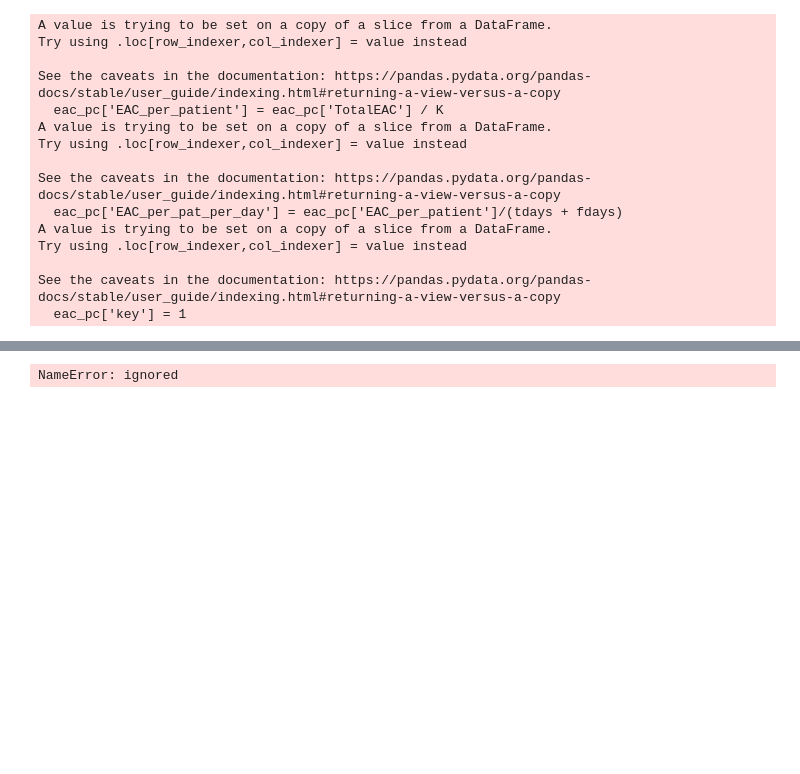
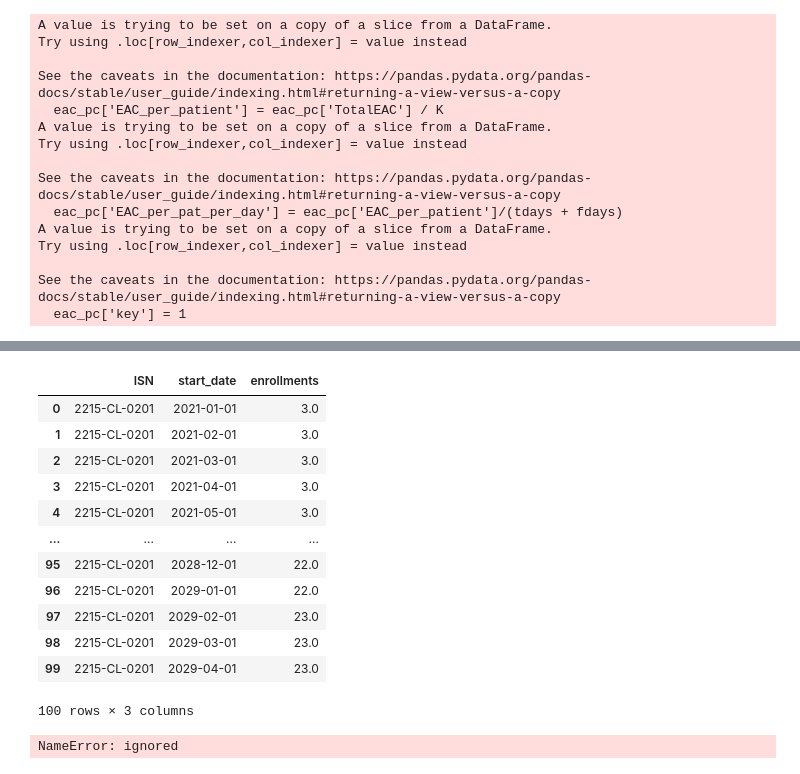
Before and after one commit to achett/clinical_trial_simulation, a Jupyter notebook: Trial_Cost_Sim_v1.ipynb, the cells around one changed output, grey strips where cells are left out. Cells and saved outputs as stored; diff of their text form; code cells hidden in the pictures; blank space fills up the shorter version.

Commit message:
Includes breakout of enrollment model to test rates

```diff
--- a/Trial_Cost_Sim_v1.ipynb
+++ b/Trial_Cost_Sim_v1.ipynb
@@ -311,7 +311,7 @@ def extend_time_points(latest_date, periods, start_date):
     Extend the time points by a given number of periods.
     """
     new_dates = pd.date_range(start=latest_date, periods=periods, freq='M')
-    new_dates = [date + timedelta(days=1) for date in new_dates]
+    new_dates = [date + datetime.timedelta(days=1) for date in new_dates]
     new_dates = pd.DatetimeIndex(new_dates)
     new_time_points = np.array(new_dates, dtype='datetime64[M]')
     new_time_points_numeric = (new_time_points - start_date).astype(int)
@@ -537,10 +537,10 @@ def calculate_subject_costs(trial_info, subjects, trial_name, sim, trial_duratio
 # RUN MONTE CARLO SIMULATION
 ##############
 sims=1
-events = pd.DataFrame({
+site_events = pd.DataFrame({
     'trial_name': ['2215-CL-0201', '2215-CL-0201'],
-    'event_date': [datetime.datetime(2016, 5, 1), datetime.datetime(2024, 4, 1)],
-    'change': [154, -1]
+    'event_date': [datetime.datetime(2016, 5, 1), datetime.datetime(2023, 4, 1)],
+    'change': [154, -10]
 })
 
 
@@ -570,7 +570,7 @@ def run_monte_carlo_trial(n, trial_name):
 
     # Site Simulation
     start_date, end_date, total_eac, cost_account, planned_sites = site_inputs(eac_spread, trial_info, trials2sim[0])
-    site_costs = calculate_site_costs(i, trials2sim[0], cost_account, start_date, end_date, total_eac, planned_sites, events)
+    site_costs = calculate_site_costs(i, trials2sim[0], cost_account, start_date, end_date, total_eac, planned_sites, site_events)
     site_results = pd.concat([site_results, site_costs])
 
   # Process duration results
@@ -618,3 +710,19 @@ Sum of maximum values by cost account: 89065632.57717378
+# %%
+enr_results
+# %% [output]
+|  | ISN | start_date | enrollments |
+| 0 | 2215-CL-0201 | 2021-01-01 | 3.0 |
+| 1 | 2215-CL-0201 | 2021-02-01 | 3.0 |
+| 2 | 2215-CL-0201 | 2021-03-01 | 3.0 |
+| 3 | 2215-CL-0201 | 2021-04-01 | 3.0 |
+| 4 | 2215-CL-0201 | 2021-05-01 | 3.0 |
+| ... | ... | ... | ... |
+| 95 | 2215-CL-0201 | 2028-12-01 | 22.0 |
+| 96 | 2215-CL-0201 | 2029-01-01 | 22.0 |
+| 97 | 2215-CL-0201 | 2029-02-01 | 23.0 |
+| 98 | 2215-CL-0201 | 2029-03-01 | 23.0 |
+| 99 | 2215-CL-0201 | 2029-04-01 | 23.0 |
+100 rows × 3 columns
 # %%
 import arviz as az
 import matplotlib.pyplot as plt
```
Also changed, not shown: parts of 2 cells of this notebook.
